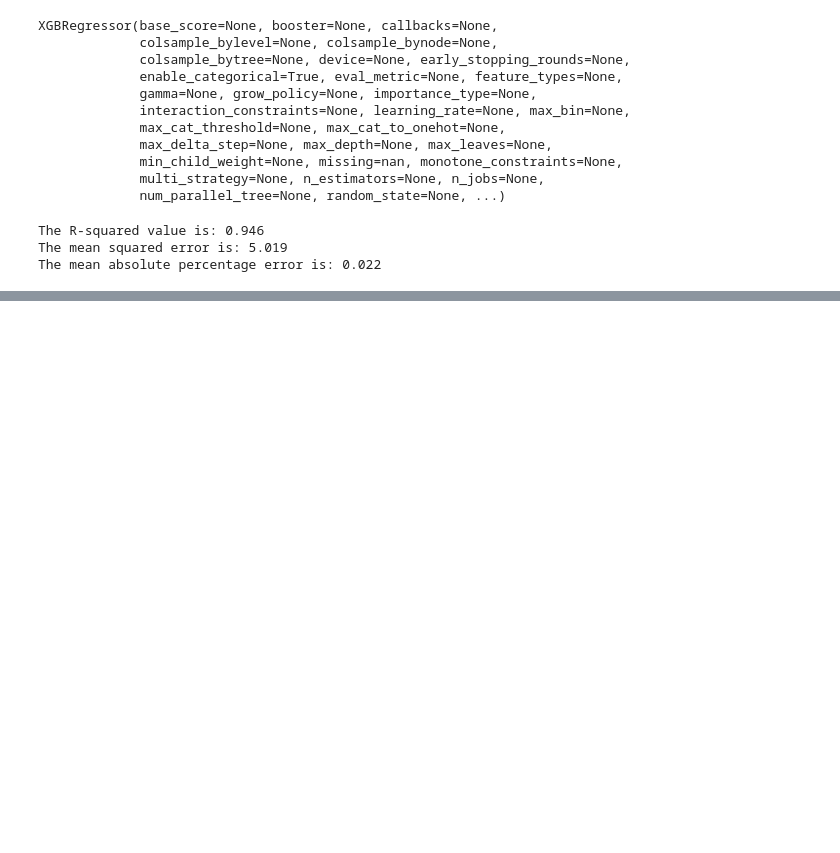
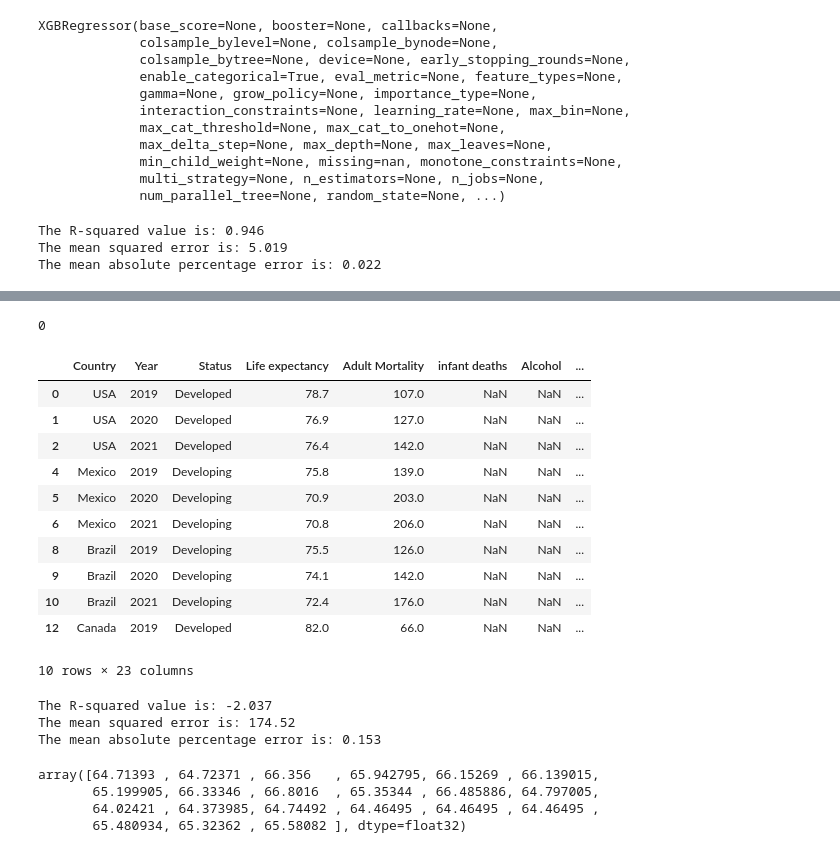
Before and after one commit to jrp0132/Project_4, a Jupyter notebook: Life_expectancy_predictor.ipynb, the cells around one changed output, grey strips where cells are left out. Cells and saved outputs as stored; diff of their text form; code cells hidden in the pictures; blank space fills up the shorter version.

```diff
--- a/Life_expectancy_predictor.ipynb
+++ b/Life_expectancy_predictor.ipynb
@@ -161,0 +180,8 @@ The mean absolute percentage error is: 0.022
+# %%
+df_life_expectancy_new.rename(columns={'Life expectancy ': 'Life expectancy'}, inplace=True)
+df_life_expectancy_new.rename(columns={'Measles ': 'Measles'}, inplace=True)
+df_life_expectancy_new.rename(columns={'BMI ': 'BMI'}, inplace=True)
+df_life_expectancy_new.rename(columns={'under-five deaths ': 'Under-five deaths'}, inplace=True)
+df_life_expectancy_new.rename(columns={'Diphtheria ': 'Diphtheria'}, inplace=True)
+df_life_expectancy_new.rename(columns={' thinness  1-19 years': 'Thinness 1-19 years'}, inplace=True)
+df_life_expectancy_new.rename(columns={' thinness  5-9 years': 'Thinness 5-9 years'}, inplace=True)
@@ -161,0 +208,32 @@ The mean absolute percentage error is: 0.022
+# %%
+df_life_expectancy_new['Status'] = df_life_expectancy_new['Status'].astype('category')
+
+df_life_expectancy_new['GDP'] = df_life_expectancy_new['GDP'].str.replace(',', '').astype(float)
+df_life_expectancy_new['Population'] = df_life_expectancy_new['Population'].str.replace(',', '').astype(float)
+
+df_life_expectancy_new['GDP'] = (df_life_expectancy_new['GDP'] / df_life_expectancy_new['Population'])
+# %%
+# Drop all rows where Life expectancy is null
+
+df_life_expectancy_new = df_life_expectancy_new.dropna(subset=['Life expectancy'])
+
+# Check for null values in the Life expectancy column
+
+df_life_expectancy_new['Life expectancy'].isnull().sum()
+# %% [output]
+0
+# %%
+df_life_expectancy_new.head(10)
+# %% [output]
+|  | Country | Year | Status | Life expectancy | Adult Mortality | infant deaths | Alcohol | ... |
+| 0 | USA | 2019 | Developed | 78.7 | 107.0 | NaN | NaN | ... |
+| 1 | USA | 2020 | Developed | 76.9 | 127.0 | NaN | NaN | ... |
+| 2 | USA | 2021 | Developed | 76.4 | 142.0 | NaN | NaN | ... |
+| 4 | Mexico | 2019 | Developing | 75.8 | 139.0 | NaN | NaN | ... |
+| 5 | Mexico | 2020 | Developing | 70.9 | 203.0 | NaN | NaN | ... |
+| 6 | Mexico | 2021 | Developing | 70.8 | 206.0 | NaN | NaN | ... |
+| 8 | Brazil | 2019 | Developing | 75.5 | 126.0 | NaN | NaN | ... |
+| 9 | Brazil | 2020 | Developing | 74.1 | 142.0 | NaN | NaN | ... |
+| 10 | Brazil | 2021 | Developing | 72.4 | 176.0 | NaN | NaN | ... |
+| 12 | Canada | 2019 | Developed | 82.0 | 66.0 | NaN | NaN | ... |
+10 rows × 23 columns
@@ -161,0 +245,23 @@ The mean absolute percentage error is: 0.022
+# %%
+# Evaluate model accuracy
+
+mse_new = mean_squared_error(y_new, y_predict_new)
+r_squared_new = r2_score(y_new, y_predict_new)
+mape_new = mean_absolute_percentage_error(y_new, y_predict_new)
+
+# Print model metrics
+
+print(f"The R-squared value is: {round(r_squared_new, 3)}")
+print(f"The mean squared error is: {round(mse_new, 3)}")
+print(f"The mean absolute percentage error is: {round(mape_new, 3)}")
+# %% [output]
+The R-squared value is: -2.037
+The mean squared error is: 174.52
+The mean absolute percentage error is: 0.153
+# %%
+y_predict_new
+# %% [output]
+array([64.71393 , 64.72371 , 66.356   , 65.942795, 66.15269 , 66.139015,
+       65.199905, 66.33346 , 66.8016  , 65.35344 , 66.485886, 64.797005,
+       64.02421 , 64.373985, 64.74492 , 64.46495 , 64.46495 , 64.46495 ,
+       65.480934, 65.32362 , 65.58082 ], dtype=float32)
```
Also changed, not shown: parts of 4 cells of this notebook.
